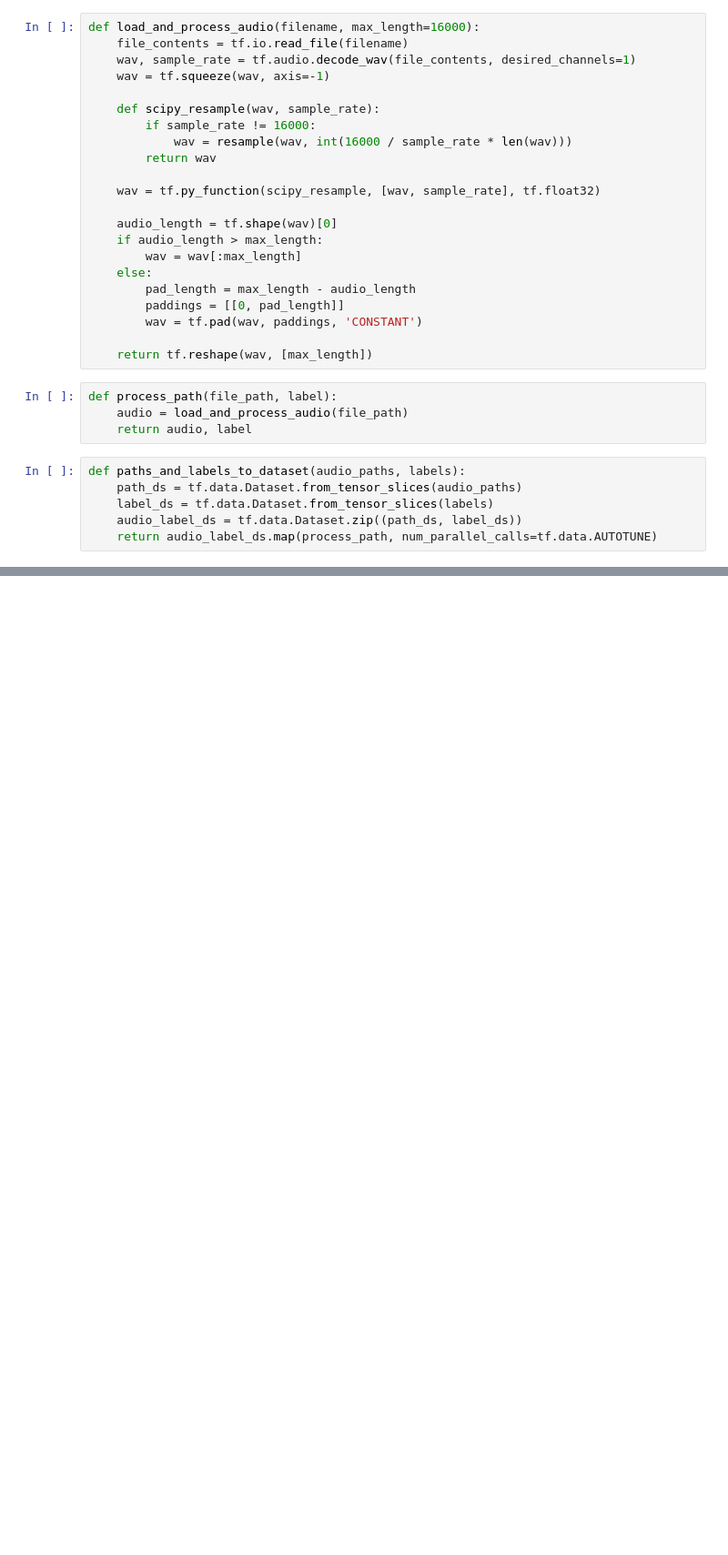
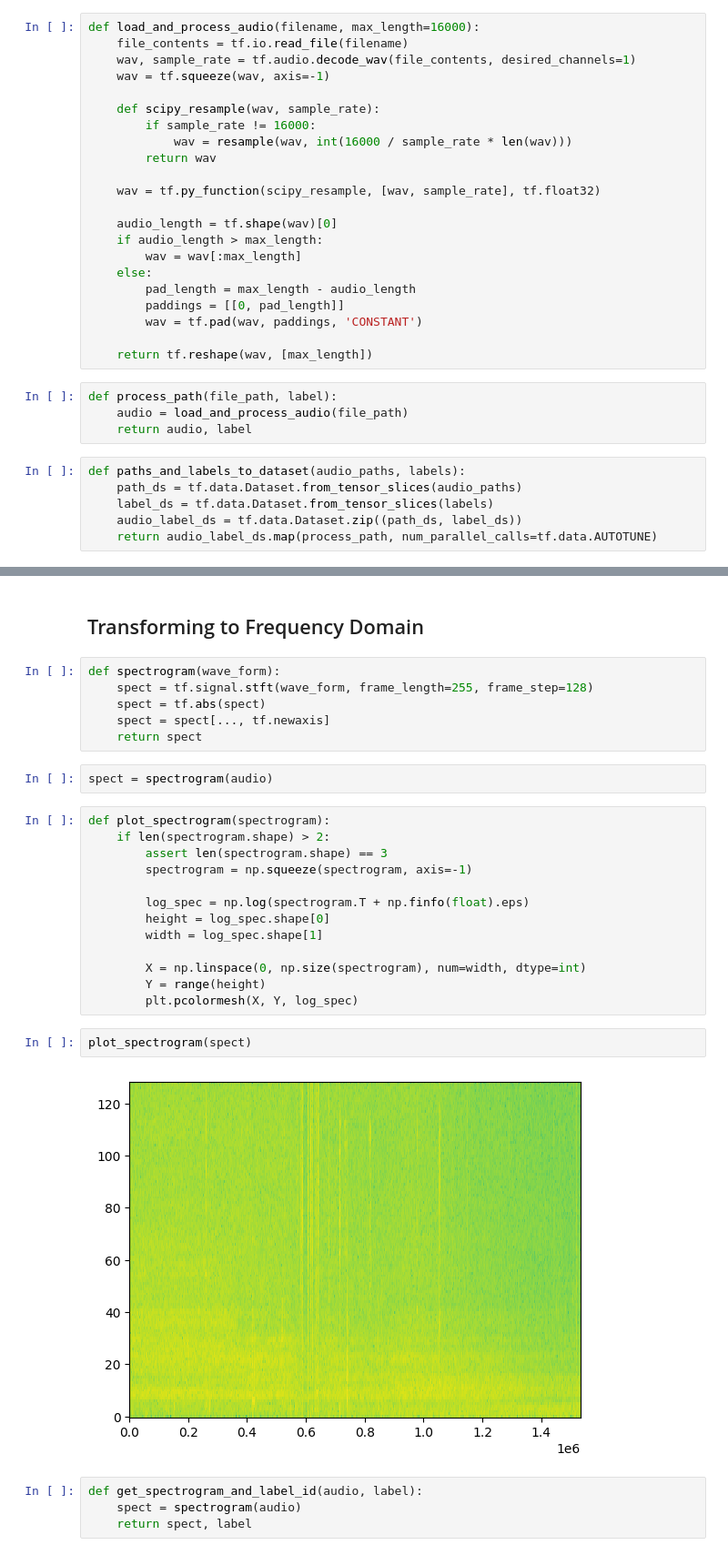
Before and after one commit to ledsouza/deep-learning-audio-recognition, a Jupyter notebook: audio_recognition.ipynb, the cells around one changed output, grey strips where cells are left out. Shown: that part at 91% size. Drawn from its saved outputs; the diff is of its cells as text; blank space fills up the shorter version.

```diff
--- a/audio_recognition.ipynb
+++ b/audio_recognition.ipynb
@@ -103,0 +201,31 @@ def paths_and_labels_to_dataset(audio_paths, labels):
+# %% [markdown]
+## Transforming to Frequency Domain
+# %%
+def spectrogram(wave_form):
+    spect = tf.signal.stft(wave_form, frame_length=255, frame_step=128)
+    spect = tf.abs(spect)
+    spect = spect[..., tf.newaxis]
+    return spect
+# %%
+spect = spectrogram(audio)
+# %%
+def plot_spectrogram(spectrogram):
+    if len(spectrogram.shape) > 2:
+        assert len(spectrogram.shape) == 3
+        spectrogram = np.squeeze(spectrogram, axis=-1)
+
+        log_spec = np.log(spectrogram.T + np.finfo(float).eps)
+        height = log_spec.shape[0]
+        width = log_spec.shape[1]
+
+        X = np.linspace(0, np.size(spectrogram), num=width, dtype=int)
+        Y = range(height)
+        plt.pcolormesh(X, Y, log_spec)
+# %%
+plot_spectrogram(spect)
+# %% [output]
+[figure, added]
+# %%
+def get_spectrogram_and_label_id(audio, label):
+    spect = spectrogram(audio)
+    return spect, label
```
Also changed, not shown: parts of 37 cells of this notebook, 2 other files.
